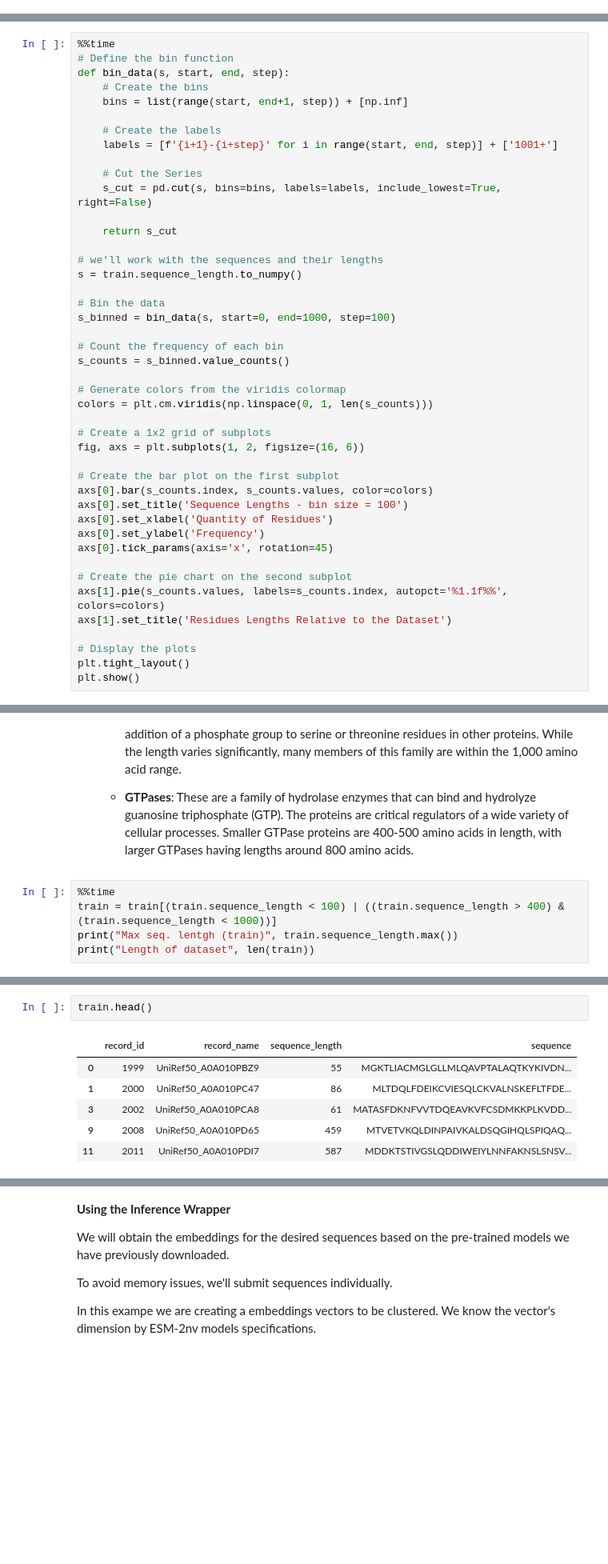
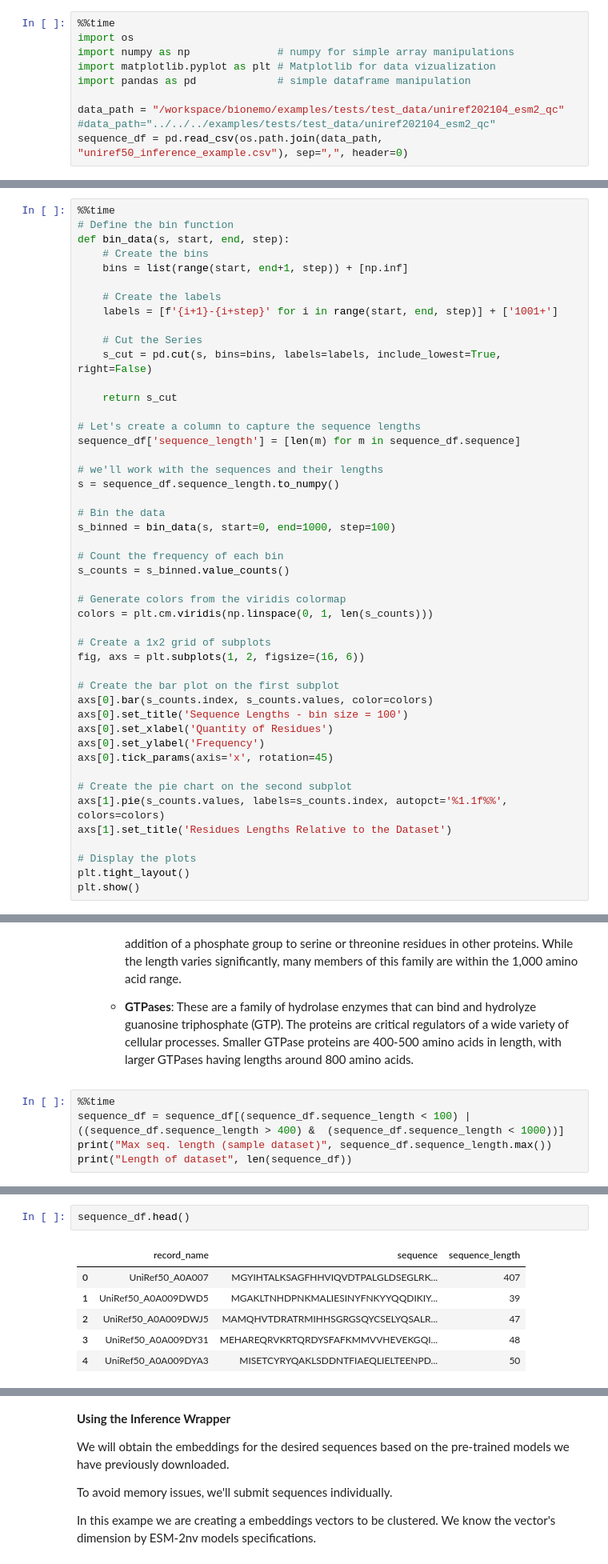
Before and after one commit to ynashed/bionemo-fw-ea, a Jupyter notebook: docs/bionemo/notebooks/protein-esm2nv-clustering.ipynb, the cells around one changed output, grey strips where cells are left out. Shown: that part at 80% size. Cells and saved outputs as stored; diff of their text form; blank space fills up the shorter version.

```diff
--- a/docs/bionemo/notebooks/protein-esm2nv-clustering.ipynb
+++ b/docs/bionemo/notebooks/protein-esm2nv-clustering.ipynb
@@ -214,0 +135,10 @@ Wall time: 4.17 s
+# %%
+%%time
+import os
+import numpy as np              # numpy for simple array manipulations
+import matplotlib.pyplot as plt # Matplotlib for data vizualization
+import pandas as pd             # simple dataframe manipulation
+
+data_path = "/workspace/bionemo/examples/tests/test_data/uniref202104_esm2_qc"
+#data_path="../../../examples/tests/test_data/uniref202104_esm2_qc"
+sequence_df = pd.read_csv(os.path.join(data_path, "uniref50_inference_example.csv"), sep=",", header=0)
@@ -238,8 +171,11 @@ def bin_data(s, start, end, step):
 
     return s_cut
 
+# Let's create a column to capture the sequence lengths
+sequence_df['sequence_length'] = [len(m) for m in sequence_df.sequence]
+
 # we'll work with the sequences and their lengths
-s = train.sequence_length.to_numpy()
+s = sequence_df.sequence_length.to_numpy()
 
 # Bin the data
 s_binned = bin_data(s, start=0, end=1000, step=100)
@@ -307,7 +243,7 @@ In this example, we will use two groups of proteins:
     - **GTPases**: These are a family of hydrolase enzymes that can bind and hydrolyze guanosine triphosphate (GTP). The proteins are critical regulators of a wide variety of cellular processes. Smaller GTPase proteins are 400-500 amino acids in length, with larger GTPases having lengths around 800 amino acids.
 # %%
 %%time
-train = train[(train.sequence_length < 100) | ((train.sequence_length > 400) &  (train.sequence_length < 1000))]
-print("Max seq. lentgh (train)", train.sequence_length.max())
-print("Length of dataset", len(train))
+sequence_df = sequence_df[(sequence_df.sequence_length < 100) | ((sequence_df.sequence_length > 400) &  (sequence_df.sequence_length < 1000))]
+print("Max seq. length (sample dataset)", sequence_df.sequence_length.max())
+print("Length of dataset", len(sequence_df))
 # %% [output]
@@ -318,12 +254,12 @@ Wall time: 15.2 ms
 # %%
-train.head()
+sequence_df.head()
 # %% [output]
-|  | record_id | record_name | sequence_length | sequence |
-| 0 | 1999 | UniRef50_A0A010PBZ9 | 55 | MGKTLIACMGLGLLMLQAVPTALAQTKYKIVDN... |
-| 1 | 2000 | UniRef50_A0A010PC47 | 86 | MLTDQLFDEIKCVIESQLCKVALNSKEFLTFDE... |
-| 3 | 2002 | UniRef50_A0A010PCA8 | 61 | MATASFDKNFVVTDQEAVKVFCSDMKKPLKVDD... |
-| 9 | 2008 | UniRef50_A0A010PD65 | 459 | MTVETVKQLDINPAIVKALDSQGIHQLSPIQAQ... |
-| 11 | 2011 | UniRef50_A0A010PDI7 | 587 | MDDKTSTIVGSLQDDIWEIYLNNFAKNSLSNSV... |
+|  | record_name | sequence | sequence_length |
+| 0 | UniRef50_A0A007 | MGYIHTALKSAGFHHVIQVDTPALGLDSEGLRK... | 407 |
+| 1 | UniRef50_A0A009DWD5 | MGAKLTNHDPNKMALIESINYFNKYYQQDIKIY... | 39 |
+| 2 | UniRef50_A0A009DWJ5 | MAMQHVTDRATRMIHHSGRGSQYCSELYQSALR... | 47 |
+| 3 | UniRef50_A0A009DY31 | MEHAREQRVKRTQRDYSFAFKMMVVHEVEKGQI... | 48 |
+| 4 | UniRef50_A0A009DYA3 | MISETCYRYQAKLSDDNTFIAEQLIELTEENPD... | 50 |
 # %%
 %%time
 # Define the bin function
```
Also changed, not shown: parts of 27 cells of this notebook.
